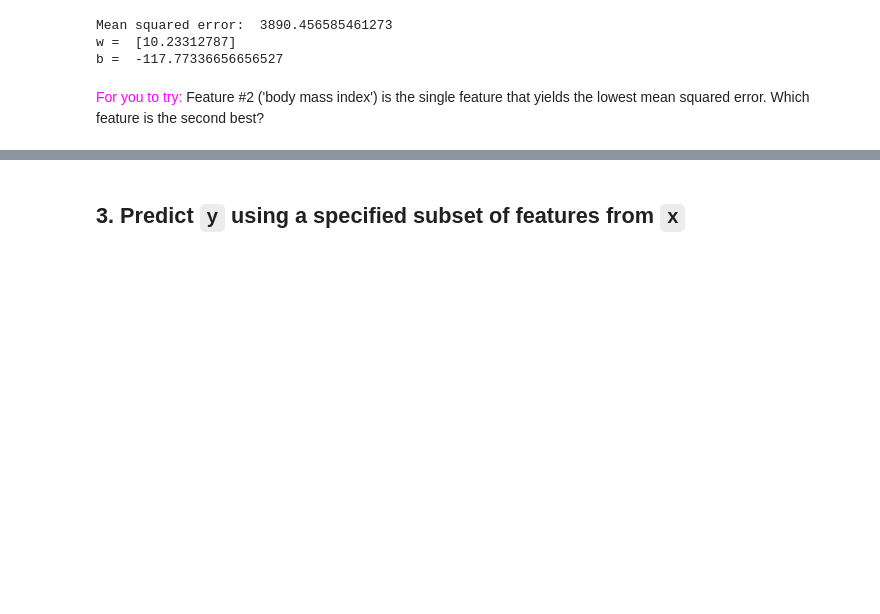
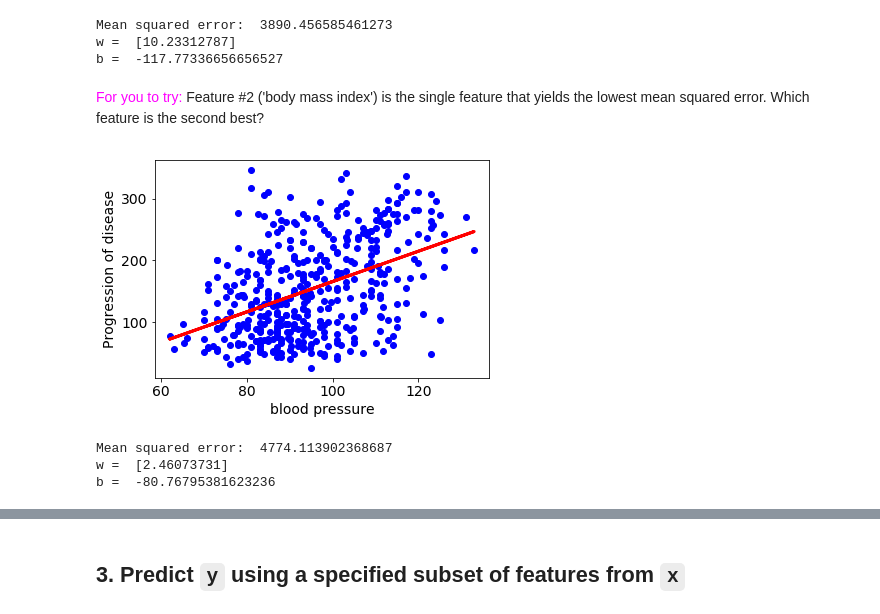
Before and after one commit to krivolapov/Machine_Learning_Fundamentals, a Jupyter notebook: Week_4/diabetes-regression/diabetes-regression.ipynb, the cells around one changed output, grey strips where cells are left out. Cells and saved outputs as stored; diff of their text form; code cells hidden in the pictures; blank space fills up the shorter version.

```diff
--- a/Week_4/diabetes-regression/diabetes-regression.ipynb
+++ b/Week_4/diabetes-regression/diabetes-regression.ipynb
@@ -81,3 +81,12 @@ b =  -117.77336656656527
 <font color="magenta">For you to try:</font> Feature #2 ('body mass index') is the single feature that yields the lowest mean squared error. Which feature is the second best?
 # %%
 ### You can use this space to figure out the second-best feature
+
+regr = one_feature_regression(x,y,3)
+print "w = ", regr.coef_
+print "b = ", regr.intercept_
+# %% [output]
+[figure, added]
+Mean squared error:  4774.113902368687
+w =  [2.46073731]
+b =  -80.76795381623236
```
Also changed, not shown: parts of 7 cells of this notebook.
